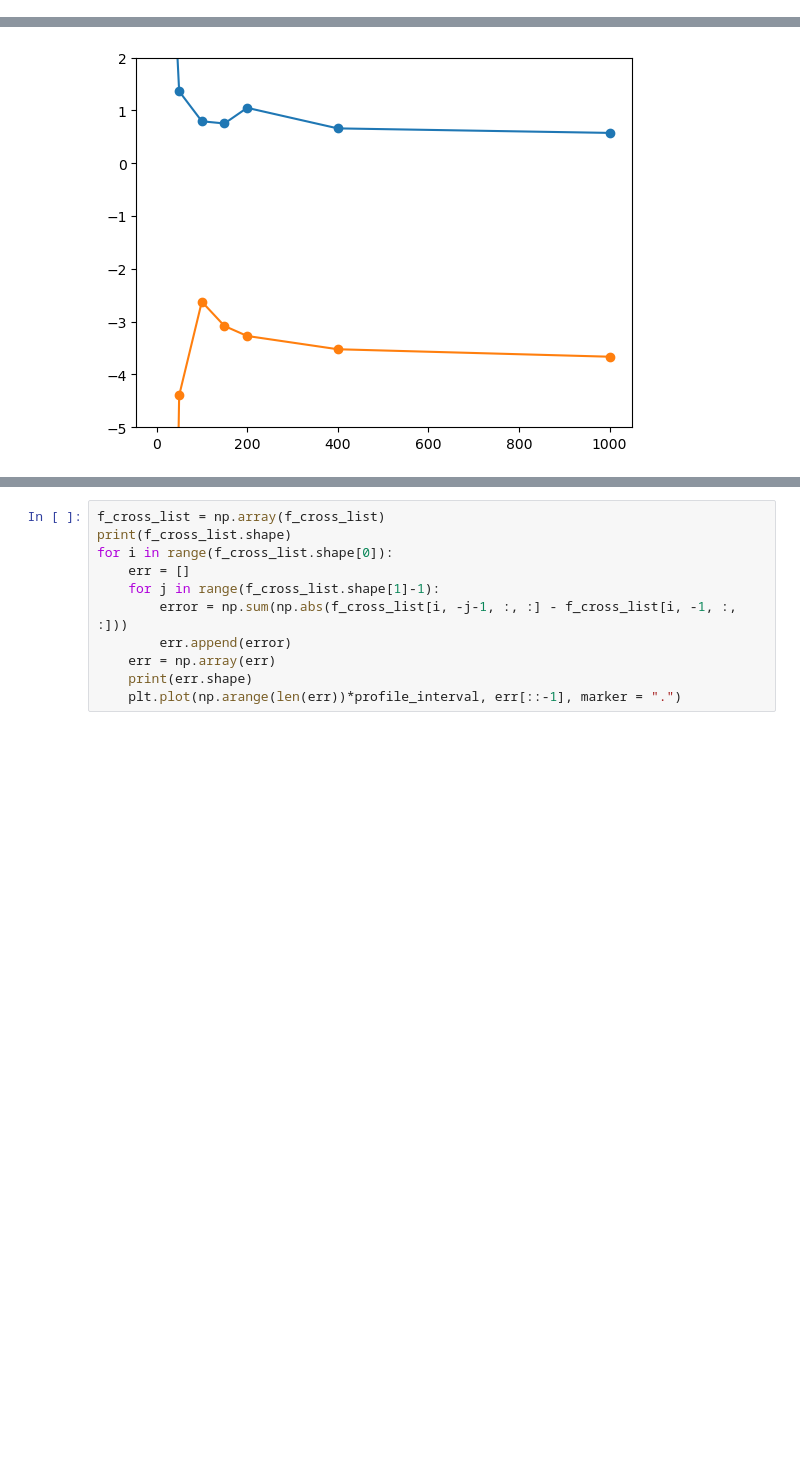
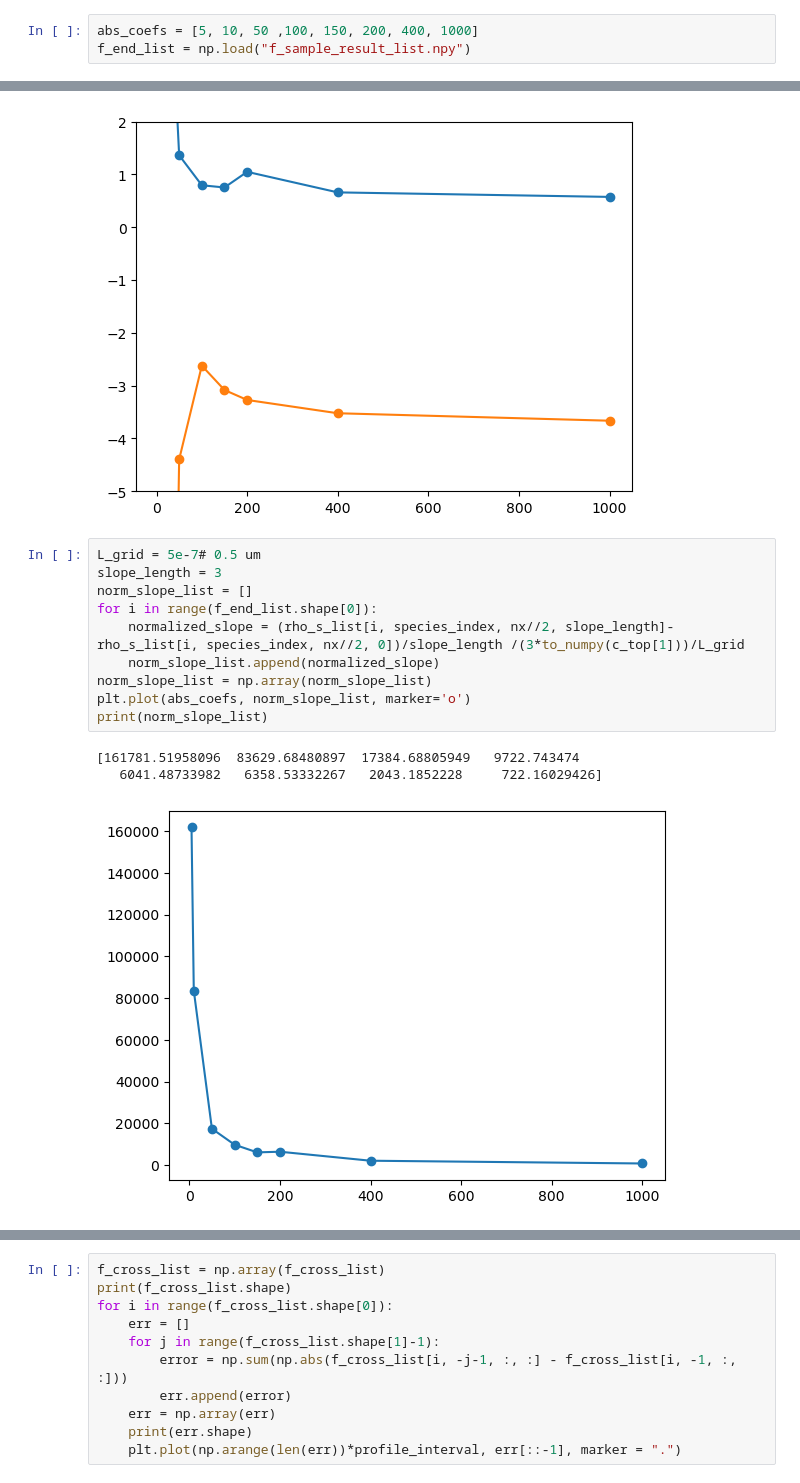
Before and after one commit to yuchenyan0107/LBM_Diffusion, a Jupyter notebook: 2D_LBM_MS/PS_mask.ipynb, the cells around one changed output, grey strips where cells are left out. Saved outputs shown, nothing was run; the diff lists cells and outputs as text; blank space fills up the shorter version.

```diff
--- a/2D_LBM_MS/PS_mask.ipynb
+++ b/2D_LBM_MS/PS_mask.ipynb
@@ -168,6 +168,9 @@ def sweep_absorption(abs_coefs):
 abs_coefs = [5, 10, 50 ,100, 150, 200, 400, 1000]
 clip_history_list, f_cross_list, f_end_list = sweep_absorption(abs_coefs)
 np.save("f_sample_result_list", f_end_list)
+# %%
+abs_coefs = [5, 10, 50 ,100, 150, 200, 400, 1000]
+f_end_list = np.load("f_sample_result_list.npy")
 # %%
 f_end_list = np.array(f_end_list)
 print(f_end_list.shape)
@@ -228,3 +233,17 @@ plt.ylim(-5, 2)
 # %% [output]
 (-5.0, 2.0)
 [figure]
+# %%
+L_grid = 5e-7# 0.5 um
+slope_length = 3
+norm_slope_list = []
+for i in range(f_end_list.shape[0]):
+    normalized_slope = (rho_s_list[i, species_index, nx//2, slope_length]-rho_s_list[i, species_index, nx//2, 0])/slope_length /(3*to_numpy(c_top[1]))/L_grid
+    norm_slope_list.append(normalized_slope)
+norm_slope_list = np.array(norm_slope_list)
+plt.plot(abs_coefs, norm_slope_list, marker='o')
+print(norm_slope_list)
+# %% [output]
+[161781.51958096  83629.68480897  17384.68805949   9722.743474
+   6041.48733982   6358.53332267   2043.1852228     722.16029426]
+[figure, added]
```
Also changed, not shown: parts of 3 cells of this notebook, 47 other files.
